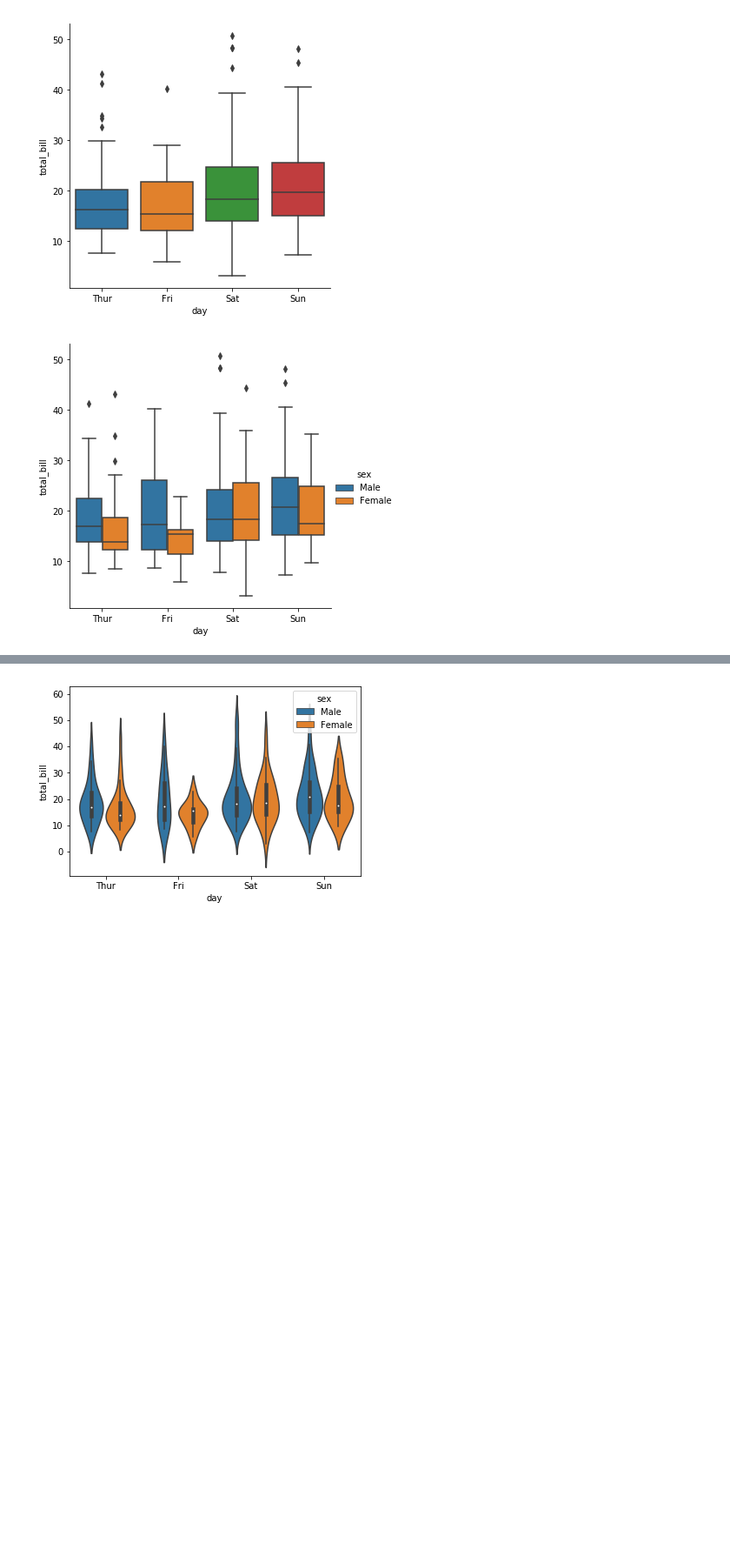
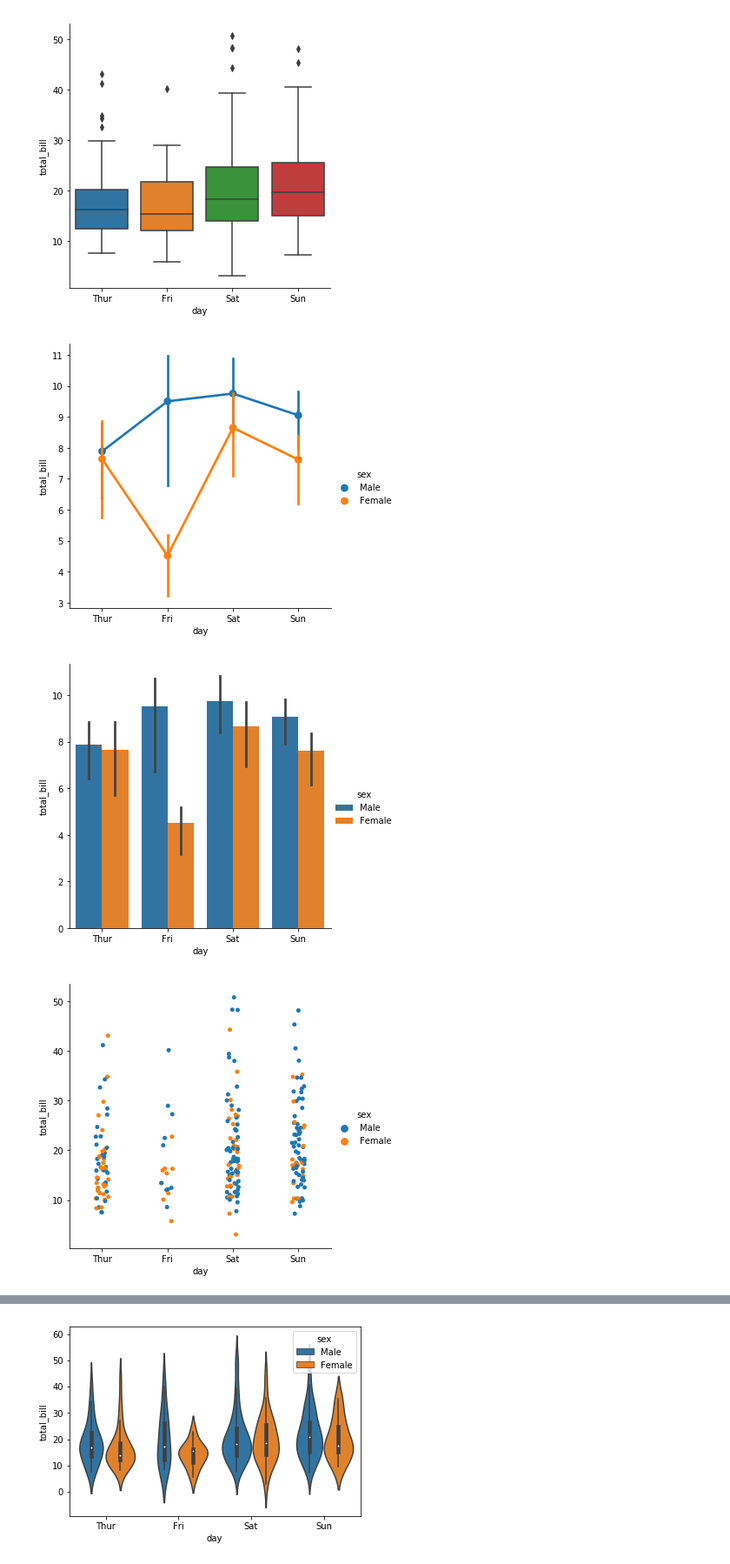
Before and after one commit to mohammadbashiri/MPI-python-workshop-march2019, a Jupyter notebook: Day3/Day3_session2_seaborn.ipynb, the cells around one changed output, grey strips where cells are left out. Shown at 87% size. Drawn from its saved outputs; the diff is of its cells as text; code cells hidden in the pictures; blank space fills up the shorter version.

```diff
--- a/Day3/Day3_session2_seaborn.ipynb
+++ b/Day3/Day3_session2_seaborn.ipynb
@@ -118,7 +118,11 @@ grid.map(plt.hist, "tip", bins=np.linspace(0, 15, 25));
 sns.catplot("day", "total_bill", data=tips, kind="box");
 # %% [output]
 [figure]
-# %%
-g = sns.catplot("day", "total_bill", "sex", data=tips, kind="box")
-# %% [output]
-[figure, removed]
+# %%
+kinds = ["point", "bar", "strip", "swarm", "box", "violin", "boxen"]
+for kind in kinds:
+    g = sns.catplot(x="day", y="total_bill", hue="sex", data=tips, kind=kind, ci=68, estimator=np.std)
+# %% [output]
+[figure, added]
+[figure, added]
+[figure, added]
```
Also changed, not shown: parts of 7 cells of this notebook, 5 other files.
